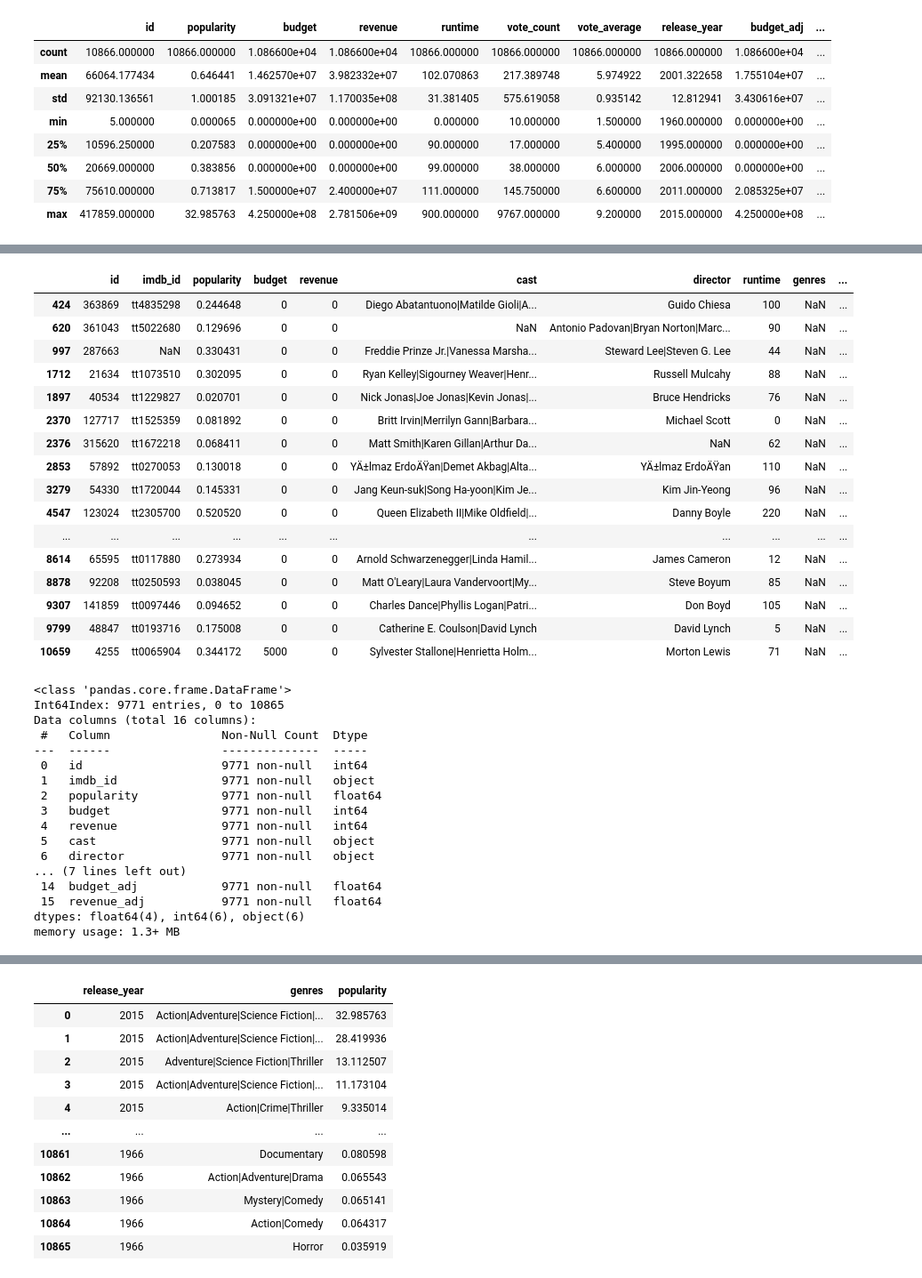
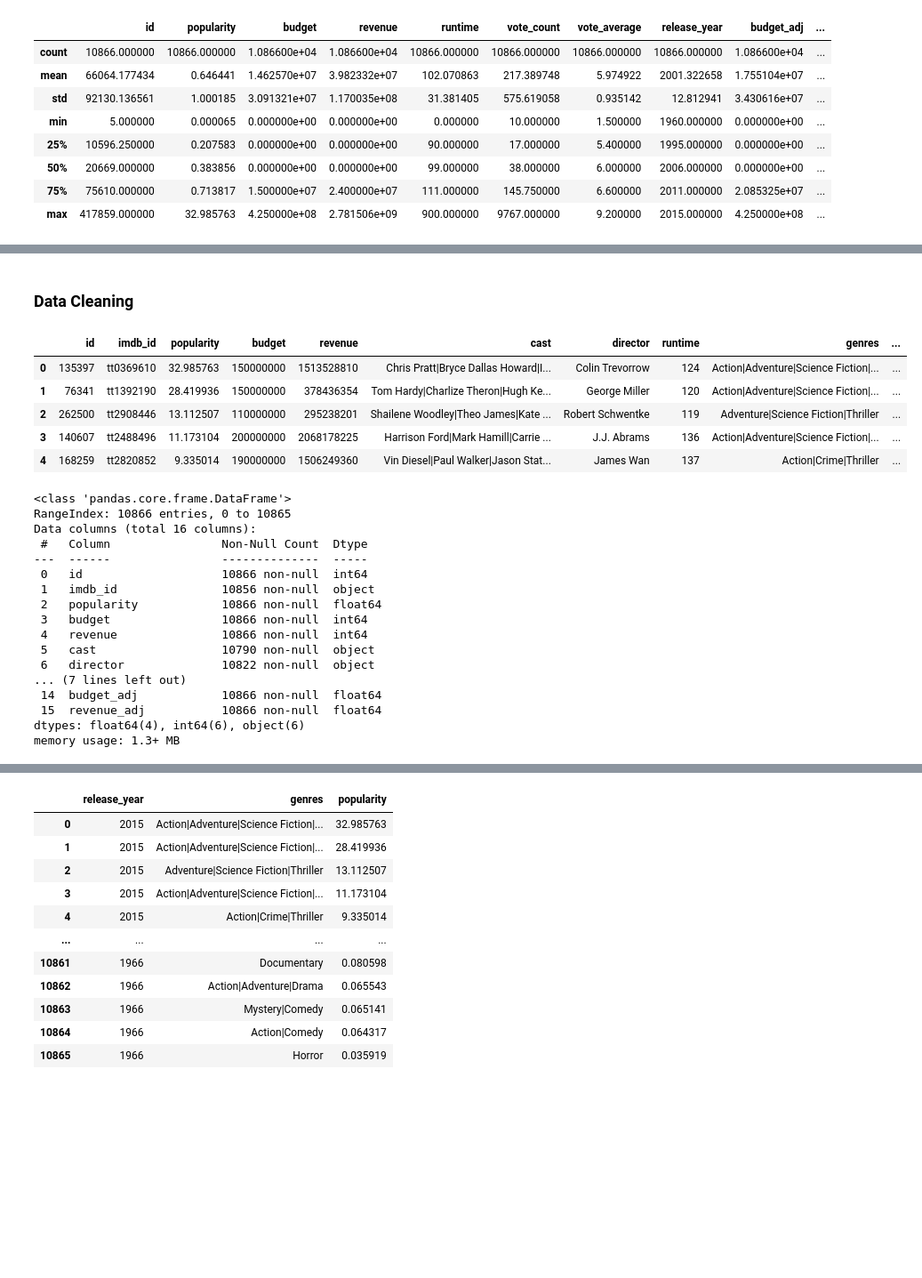
Before and after one commit to toqa36/Movies_Analysis, a Jupyter notebook: Movies_Analysis.ipynb, the cells around one changed output, grey strips where cells are left out. Shown at 89% size. Drawn from its saved outputs; the diff is of its cells as text; code cells hidden in the pictures; blank space fills up the shorter version.

```diff
--- a/Movies_Analysis.ipynb
+++ b/Movies_Analysis.ipynb
@@ -127,20 +102,3 @@ memory usage: 1.3+ MB
-# %%
-df[df.genres.isnull()]
-# %% [output]
-|  | id | imdb_id | popularity | budget | revenue | cast | director | runtime | genres | ... |
-| 424 | 363869 | tt4835298 | 0.244648 | 0 | 0 | Diego Abatantuono|Matilde Gioli|A... | Guido Chiesa | 100 | NaN | ... |
-| 620 | 361043 | tt5022680 | 0.129696 | 0 | 0 | NaN | Antonio Padovan|Bryan Norton|Marc... | 90 | NaN | ... |
-| 997 | 287663 | NaN | 0.330431 | 0 | 0 | Freddie Prinze Jr.|Vanessa Marsha... | Steward Lee|Steven G. Lee | 44 | NaN | ... |
-| 1712 | 21634 | tt1073510 | 0.302095 | 0 | 0 | Ryan Kelley|Sigourney Weaver|Henr... | Russell Mulcahy | 88 | NaN | ... |
-| 1897 | 40534 | tt1229827 | 0.020701 | 0 | 0 | Nick Jonas|Joe Jonas|Kevin Jonas|... | Bruce Hendricks | 76 | NaN | ... |
-| 2370 | 127717 | tt1525359 | 0.081892 | 0 | 0 | Britt Irvin|Merrilyn Gann|Barbara... | Michael Scott | 0 | NaN | ... |
-| 2376 | 315620 | tt1672218 | 0.068411 | 0 | 0 | Matt Smith|Karen Gillan|Arthur Da... | NaN | 62 | NaN | ... |
-| 2853 | 57892 | tt0270053 | 0.130018 | 0 | 0 | YÄ±lmaz ErdoÄŸan|Demet Akbag|Alta... | YÄ±lmaz ErdoÄŸan | 110 | NaN | ... |
-| 3279 | 54330 | tt1720044 | 0.145331 | 0 | 0 | Jang Keun-suk|Song Ha-yoon|Kim Je... | Kim Jin-Yeong | 96 | NaN | ... |
-| 4547 | 123024 | tt2305700 | 0.520520 | 0 | 0 | Queen Elizabeth II|Mike Oldfield|... | Danny Boyle | 220 | NaN | ... |
-| ... | ... | ... | ... | ... | ... | ... | ... | ... | ... | ... |
-| 8614 | 65595 | tt0117880 | 0.273934 | 0 | 0 | Arnold Schwarzenegger|Linda Hamil... | James Cameron | 12 | NaN | ... |
-| 8878 | 92208 | tt0250593 | 0.038045 | 0 | 0 | Matt O'Leary|Laura Vandervoort|My... | Steve Boyum | 85 | NaN | ... |
-| 9307 | 141859 | tt0097446 | 0.094652 | 0 | 0 | Charles Dance|Phyllis Logan|Patri... | Don Boyd | 105 | NaN | ... |
-| 9799 | 48847 | tt0193716 | 0.175008 | 0 | 0 | Catherine E. Coulson|David Lynch | David Lynch | 5 | NaN | ... |
-| 10659 | 4255 | tt0065904 | 0.344172 | 5000 | 0 | Sylvester Stallone|Henrietta Holm... | Morton Lewis | 71 | NaN | ... |
+# %% [markdown]
+
+### Data Cleaning
@@ -147,21 +108,29 @@ df[df.genres.isnull()]
+# %%
+df.head()
+# %% [output]
+|  | id | imdb_id | popularity | budget | revenue | cast | director | runtime | genres | ... |
+| 0 | 135397 | tt0369610 | 32.985763 | 150000000 | 1513528810 | Chris Pratt|Bryce Dallas Howard|I... | Colin Trevorrow | 124 | Action|Adventure|Science Fiction|... | ... |
+| 1 | 76341 | tt1392190 | 28.419936 | 150000000 | 378436354 | Tom Hardy|Charlize Theron|Hugh Ke... | George Miller | 120 | Action|Adventure|Science Fiction|... | ... |
+| 2 | 262500 | tt2908446 | 13.112507 | 110000000 | 295238201 | Shailene Woodley|Theo James|Kate ... | Robert Schwentke | 119 | Adventure|Science Fiction|Thriller | ... |
+| 3 | 140607 | tt2488496 | 11.173104 | 200000000 | 2068178225 | Harrison Ford|Mark Hamill|Carrie ... | J.J. Abrams | 136 | Action|Adventure|Science Fiction|... | ... |
+| 4 | 168259 | tt2820852 | 9.335014 | 190000000 | 1506249360 | Vin Diesel|Paul Walker|Jason Stat... | James Wan | 137 | Action|Crime|Thriller | ... |
 # %%
-df.dropna(inplace=True)
 df.info()
 # %% [output]
 <class 'pandas.core.frame.DataFrame'>
-Int64Index: 9771 entries, 0 to 10865
+RangeIndex: 10866 entries, 0 to 10865
 Data columns (total 16 columns):
  #   Column                Non-Null Count  Dtype
 ---  ------                --------------  -----
- 0   id                    9771 non-null   int64
- 1   imdb_id               9771 non-null   object
- 2   popularity            9771 non-null   float64
- 3   budget                9771 non-null   int64
- 4   revenue               9771 non-null   int64
- 5   cast                  9771 non-null   object
- 6   director              9771 non-null   object
+ 0   id                    10866 non-null  int64
+ 1   imdb_id               10856 non-null  object
+ 2   popularity            10866 non-null  float64
+ 3   budget                10866 non-null  int64
+ 4   revenue               10866 non-null  int64
+ 5   cast                  10790 non-null  object
+ 6   director              10822 non-null  object
 ... (7 lines left out)
- 14  budget_adj            9771 non-null   float64
- 15  revenue_adj           9771 non-null   float64
+ 14  budget_adj            10866 non-null  float64
+ 15  revenue_adj           10866 non-null  float64
 dtypes: float64(4), int64(6), object(6)
 memory usage: 1.3+ MB
```
Also changed, not shown: parts of 21 cells of this notebook.
